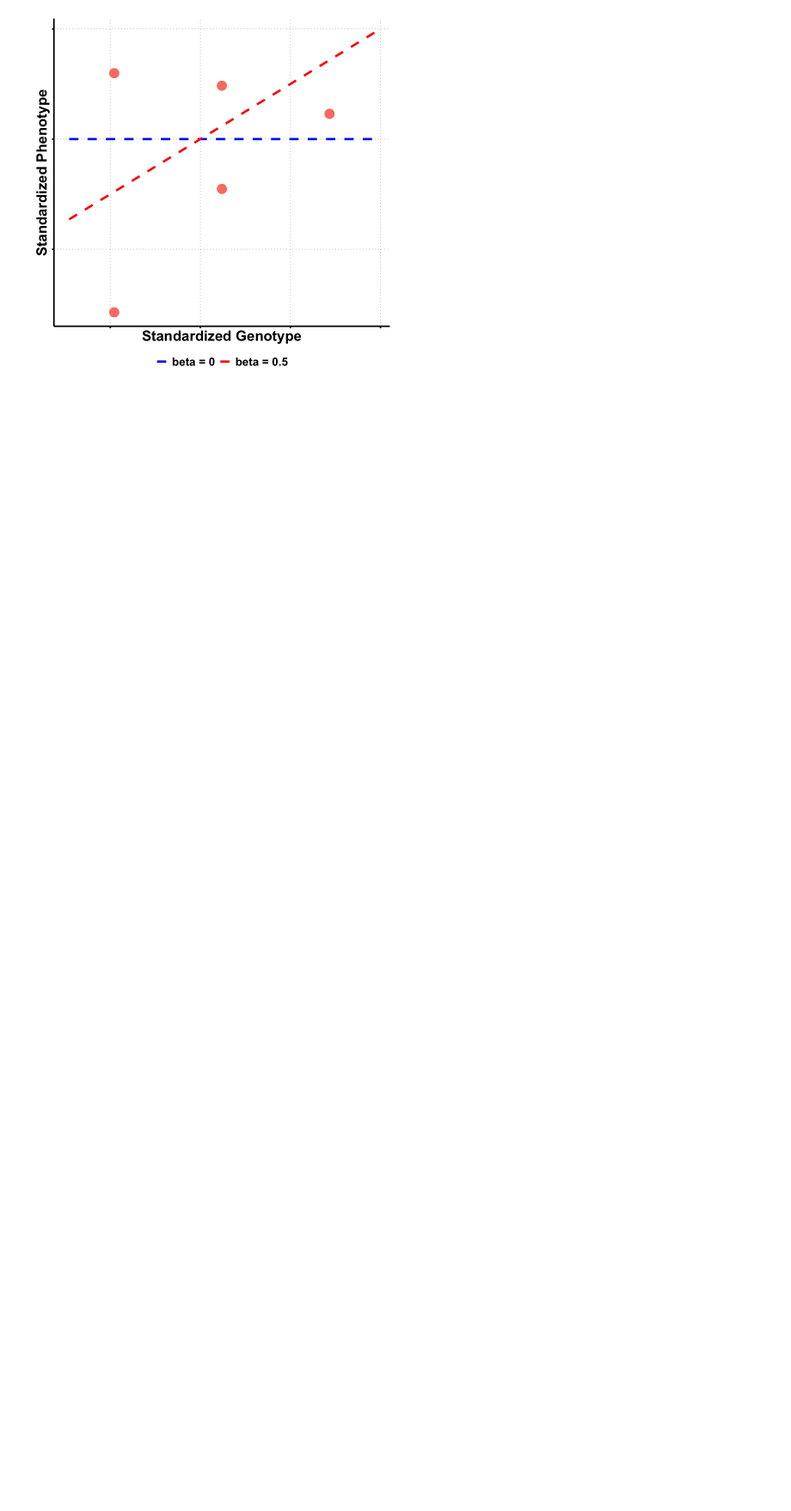
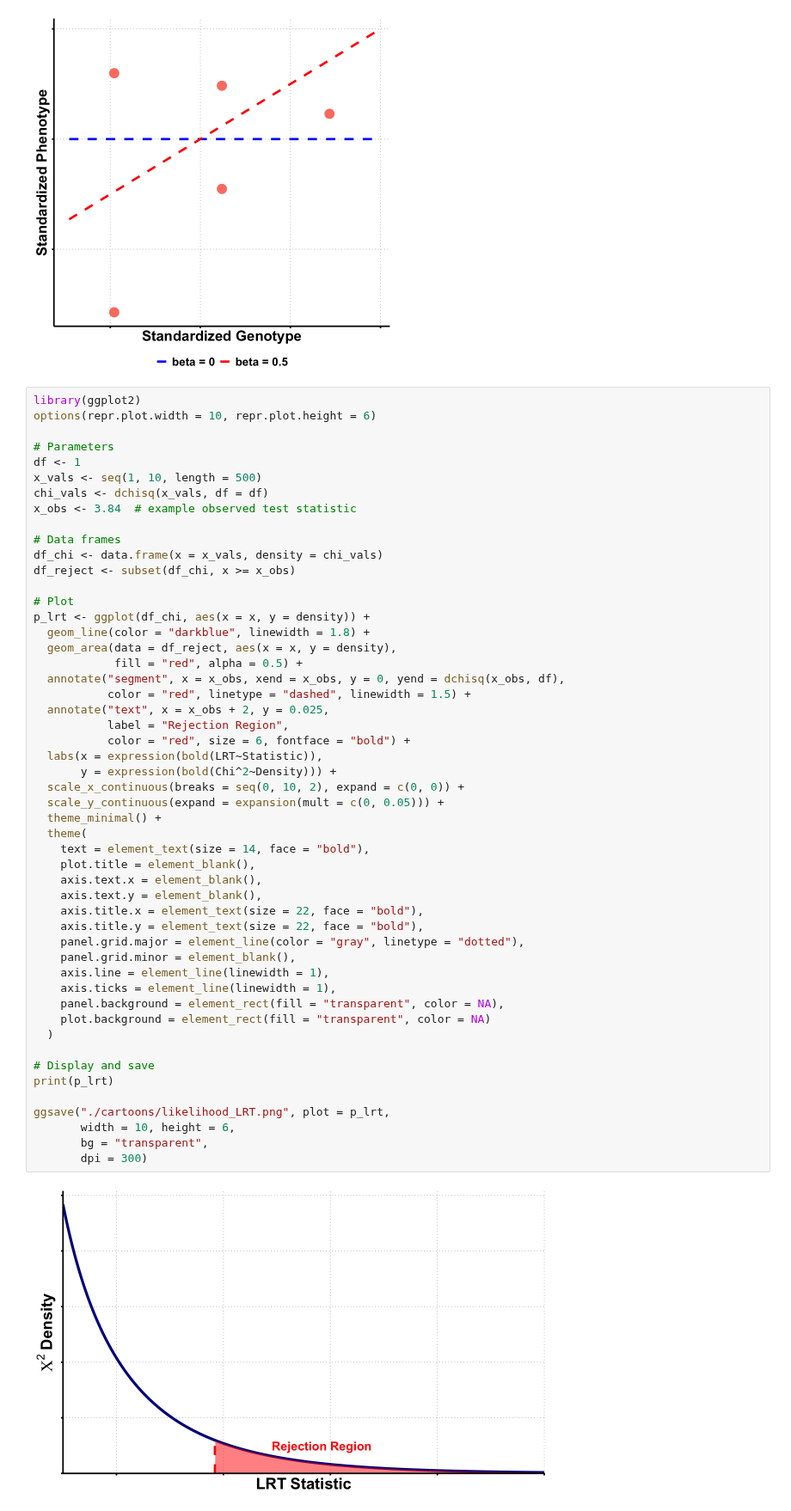
Before and after one commit to StatFunGen/statgen-prerequisites, a Jupyter notebook: likelihood_ratio.ipynb, the cells around one changed output. Shown at 86% size. Saved outputs shown, nothing was run; the diff lists cells and outputs as text; blank space fills up the shorter version.

```diff
--- a/likelihood_ratio.ipynb
+++ b/likelihood_ratio.ipynb
@@ -257,3 +400,56 @@ ggsave("./cartoons/likelihood_ratio.png", plot = p,
       width = 6, height = 6, dpi = 300, bg = "transparent")
 # %% [output]
 [figure]
+# %%
+library(ggplot2)
+options(repr.plot.width = 10, repr.plot.height = 6)
+
+# Parameters
+df <- 1
+x_vals <- seq(1, 10, length = 500)
+chi_vals <- dchisq(x_vals, df = df)
+x_obs <- 3.84  # example observed test statistic
+
+# Data frames
+df_chi <- data.frame(x = x_vals, density = chi_vals)
+df_reject <- subset(df_chi, x >= x_obs)
+
+# Plot
+p_lrt <- ggplot(df_chi, aes(x = x, y = density)) +
+  geom_line(color = "darkblue", linewidth = 1.8) +
+  geom_area(data = df_reject, aes(x = x, y = density),
+            fill = "red", alpha = 0.5) +
+  annotate("segment", x = x_obs, xend = x_obs, y = 0, yend = dchisq(x_obs, df),
+           color = "red", linetype = "dashed", linewidth = 1.5) +
+  annotate("text", x = x_obs + 2, y = 0.025,
+           label = "Rejection Region",
+           color = "red", size = 6, fontface = "bold") +
+  labs(x = expression(bold(LRT~Statistic)),
+       y = expression(bold(Chi^2~Density))) +
+  scale_x_continuous(breaks = seq(0, 10, 2), expand = c(0, 0)) +
+  scale_y_continuous(expand = expansion(mult = c(0, 0.05))) +
+  theme_minimal() +
+  theme(
+    text = element_text(size = 14, face = "bold"),
+    plot.title = element_blank(),
+    axis.text.x = element_blank(),
+    axis.text.y = element_blank(),
+    axis.title.x = element_text(size = 22, face = "bold"),
+    axis.title.y = element_text(size = 22, face = "bold"),
+    panel.grid.major = element_line(color = "gray", linetype = "dotted"),
+    panel.grid.minor = element_blank(),
+    axis.line = element_line(linewidth = 1),
+    axis.ticks = element_line(linewidth = 1),
+    panel.background = element_rect(fill = "transparent", color = NA),
+    plot.background = element_rect(fill = "transparent", color = NA)
+  )
+
+# Display and save
+print(p_lrt)
+
+ggsave("./cartoons/likelihood_LRT.png", plot = p_lrt,
+       width = 10, height = 6,
+       bg = "transparent",
+       dpi = 300)
+# %% [output]
+[figure, added]
```
Also changed, not shown: parts of 13 cells of this notebook, 15 other files.
